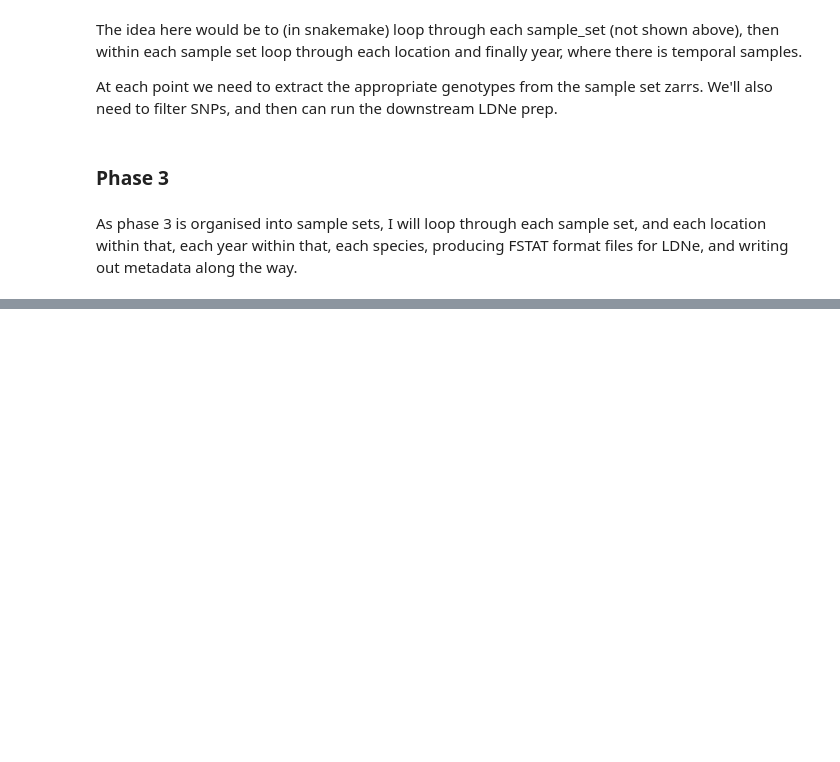
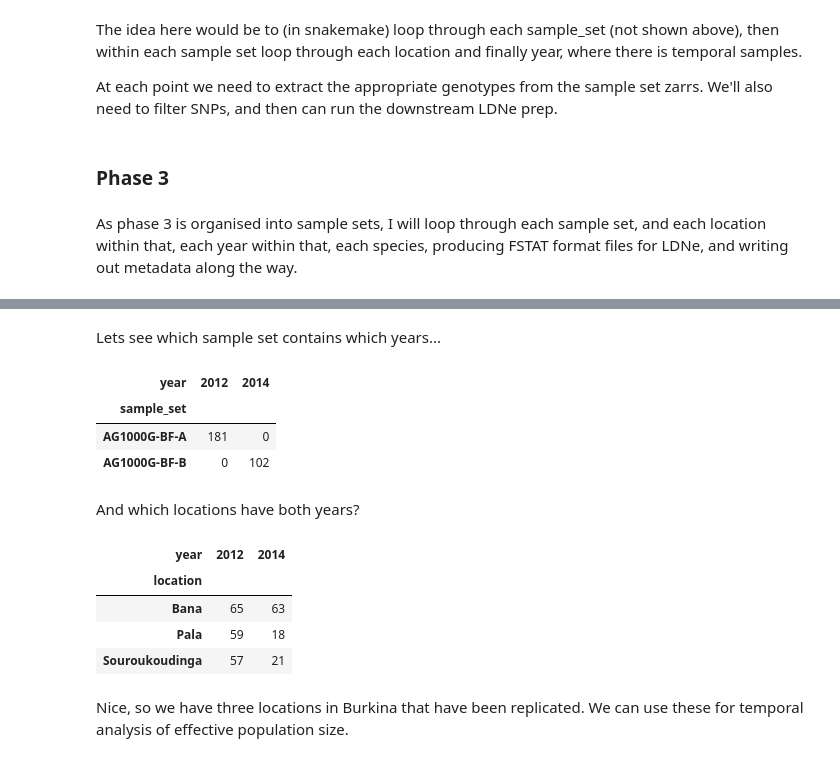
Before and after one commit to sanjaynagi/Ne_Ag, a Jupyter notebook: analysis/Zarr_to_LDNe.ipynb, the cells around one changed output, grey strips where cells are left out. Cells and saved outputs as stored; diff of their text form; code cells hidden in the pictures; blank space fills up the shorter version.

Commit message:
Adding script for temporal estimator

```diff
--- a/analysis/Zarr_to_LDNe.ipynb
+++ b/analysis/Zarr_to_LDNe.ipynb
@@ -283,0 +413,26 @@ Producing LDNe input for Mayos, 2009, gambiae, 3R. 110 individuals, (gambcolu fi
+# %%
+Burkina_manifest = manifest[manifest.country == 'Burkina Faso']
+Burkina_manifest = Burkina_manifest[Burkina_manifest.year != 2004]
+# %% [markdown]
+Lets see which sample set contains which years...
+# %%
+sets = pd.crosstab(Burkina_manifest.sample_set, Burkina_manifest.year)
+sets
+# %% [output]
+| year | 2012 | 2014 |
+| sample_set |  |  |
+| AG1000G-BF-A | 181 | 0 |
+| AG1000G-BF-B | 0 | 102 |
+# %% [markdown]
+And which locations have both years?
+# %%
+temporal_samples = pd.crosstab(Burkina_manifest.location, Burkina_manifest.year)
+temporal_samples
+# %% [output]
+| year | 2012 | 2014 |
+| location |  |  |
+| Bana | 65 | 63 |
+| Pala | 59 | 18 |
+| Souroukoudinga | 57 | 21 |
+# %% [markdown]
+Nice, so we have three locations in Burkina that have been replicated. We can use these for temporal analysis of effective population size.
```
Also changed, not shown: parts of 6 cells of this notebook, 7 other files.
